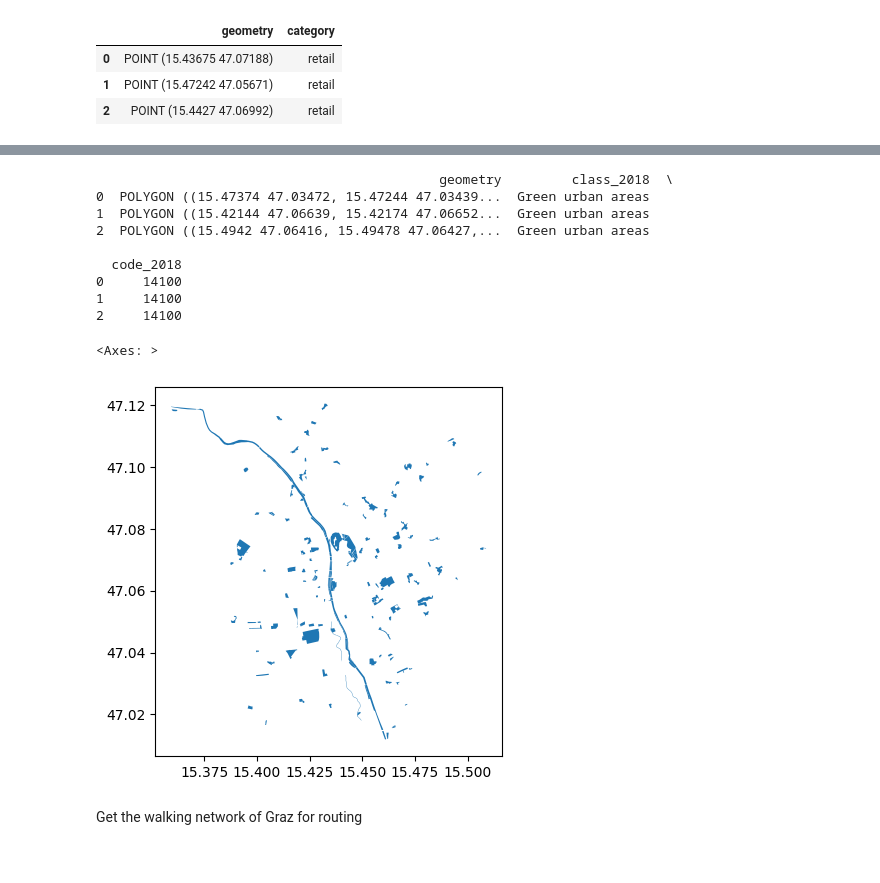
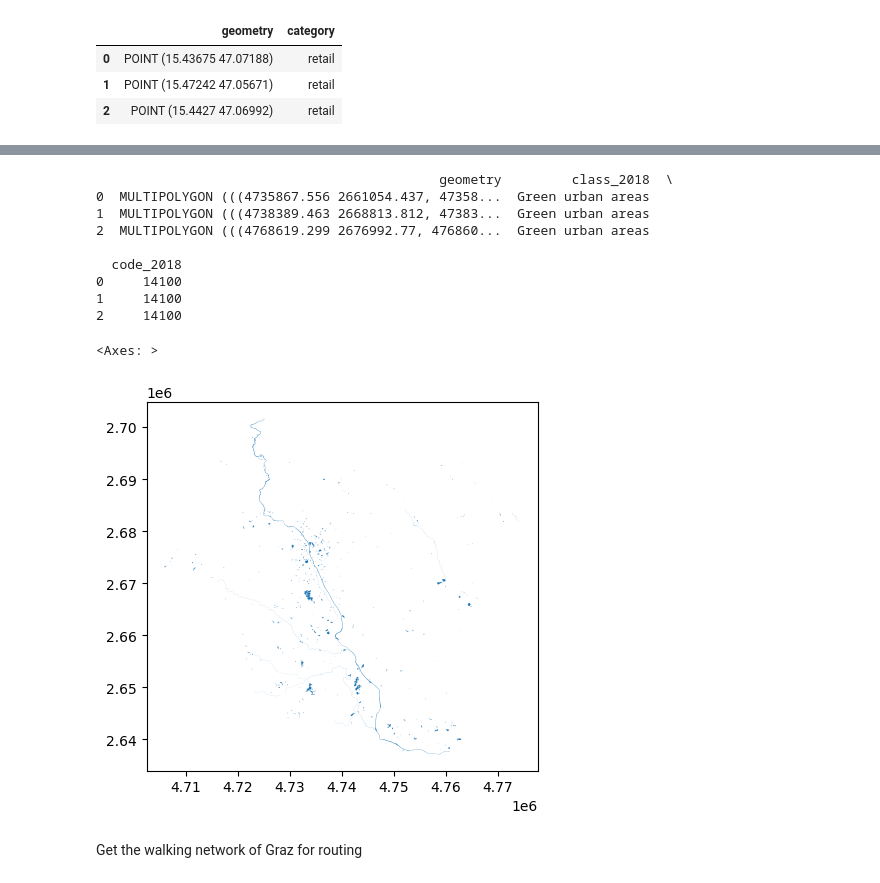
Before and after one commit to bernadettesophia/GAT2_group1_midterm_project, a Jupyter notebook: code_midterm_group1_walkability_graz.ipynb, the cells around one changed output, grey strips where cells are left out. Cells and saved outputs as stored; diff of their text form; code cells hidden in the pictures.

```diff
--- a/code_midterm_group1_walkability_graz.ipynb
+++ b/code_midterm_group1_walkability_graz.ipynb
@@ -396,4 +310,5 @@ ua_core.plot()
 # %%
-ua_core = ua_core.to_crs(4326)
-ua_core["class_2018"].value_counts()
+gdf_greenspaces = gpd.read_file("data/AT002L3_GRAZ_UA2018_v013.gpkg")
+print(gdf_greenspaces.head(3))
+gdf_greenspaces["class_2018"].value_counts()
 # %% [output]
@@ -417,21 +351,21 @@ Name: count, dtype: int64
-# %%
-gdf_greens_blue = ua_core[ua_core["class_2018"].isin(["Green urban areas", "Water"])].copy()
-gdf_greens_blue = gdf_greens_blue[["geometry", "class_2018", "code_2018"]].copy()
-gdf_greens_blue = gdf_greens_blue.reset_index(drop=True)
-print(gdf_greens_blue.head(3))
-gdf_greens_blue.plot()
-# %% [output]
-                                            geometry         class_2018  \
-0  POLYGON ((15.47374 47.03472, 15.47244 47.03439...  Green urban areas
-1  POLYGON ((15.42144 47.06639, 15.42174 47.06652...  Green urban areas
-2  POLYGON ((15.4942 47.06416, 15.49478 47.06427,...  Green urban areas
-
-  code_2018
-0     14100
-1     14100
-2     14100
-<Axes: >
-[figure, removed]
+# %%
+gdf_greens_blue = gdf_greenspaces[gdf_greenspaces["class_2018"].isin(["Green urban areas", "Water"])].copy()
+gdf_greens_blue = gdf_greens_blue[["geometry", "class_2018", "code_2018"]].copy()
+gdf_greens_blue = gdf_greens_blue.reset_index(drop=True)
+print(gdf_greens_blue.head(3))
+gdf_greens_blue.plot()
+# %% [output]
+                                            geometry         class_2018  \
+0  MULTIPOLYGON (((4735867.556 2661054.437, 47358...  Green urban areas
+1  MULTIPOLYGON (((4738389.463 2668813.812, 47383...  Green urban areas
+2  MULTIPOLYGON (((4768619.299 2676992.77, 476860...  Green urban areas
+
+  code_2018
+0     14100
+1     14100
+2     14100
+<Axes: >
+[figure, added]
 # %% [markdown]
 Get the walking network of Graz for routing
 # %%
```
Also changed, not shown: parts of 37 cells of this notebook.
